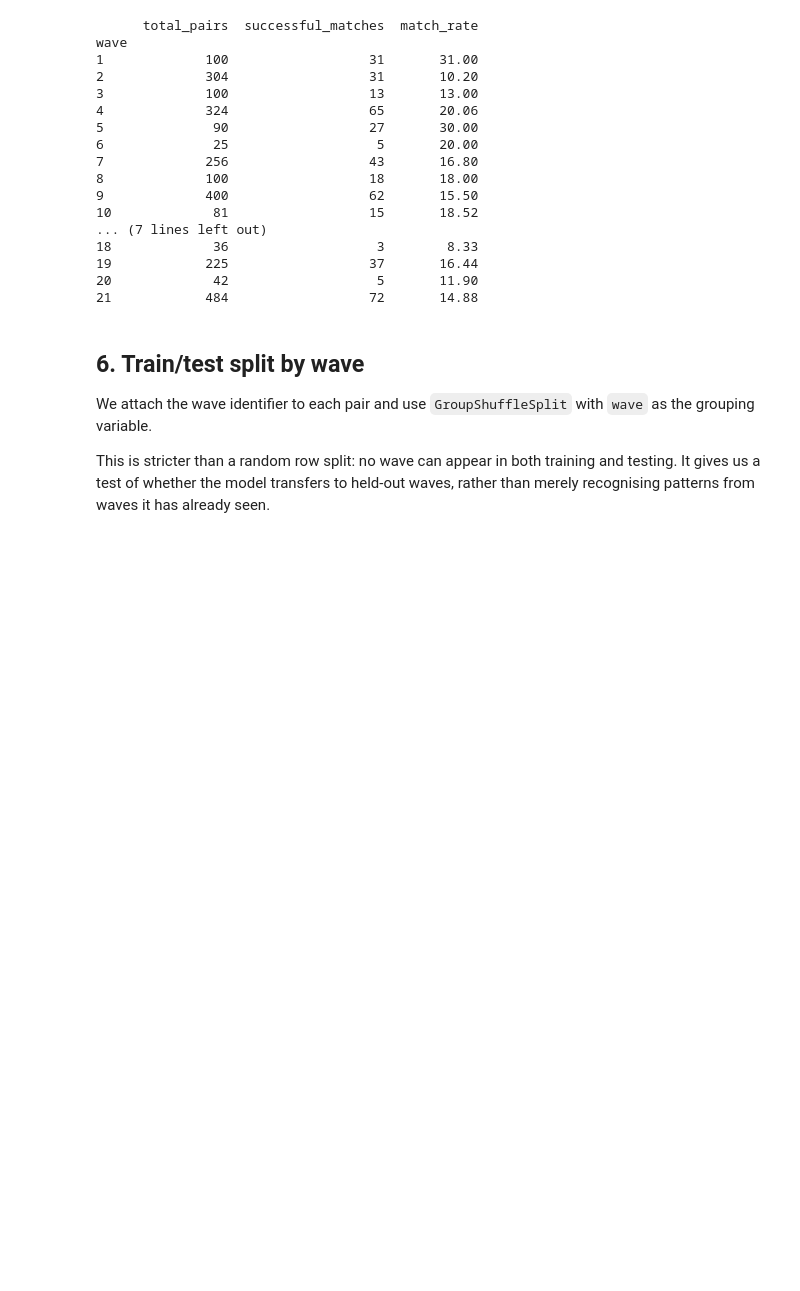
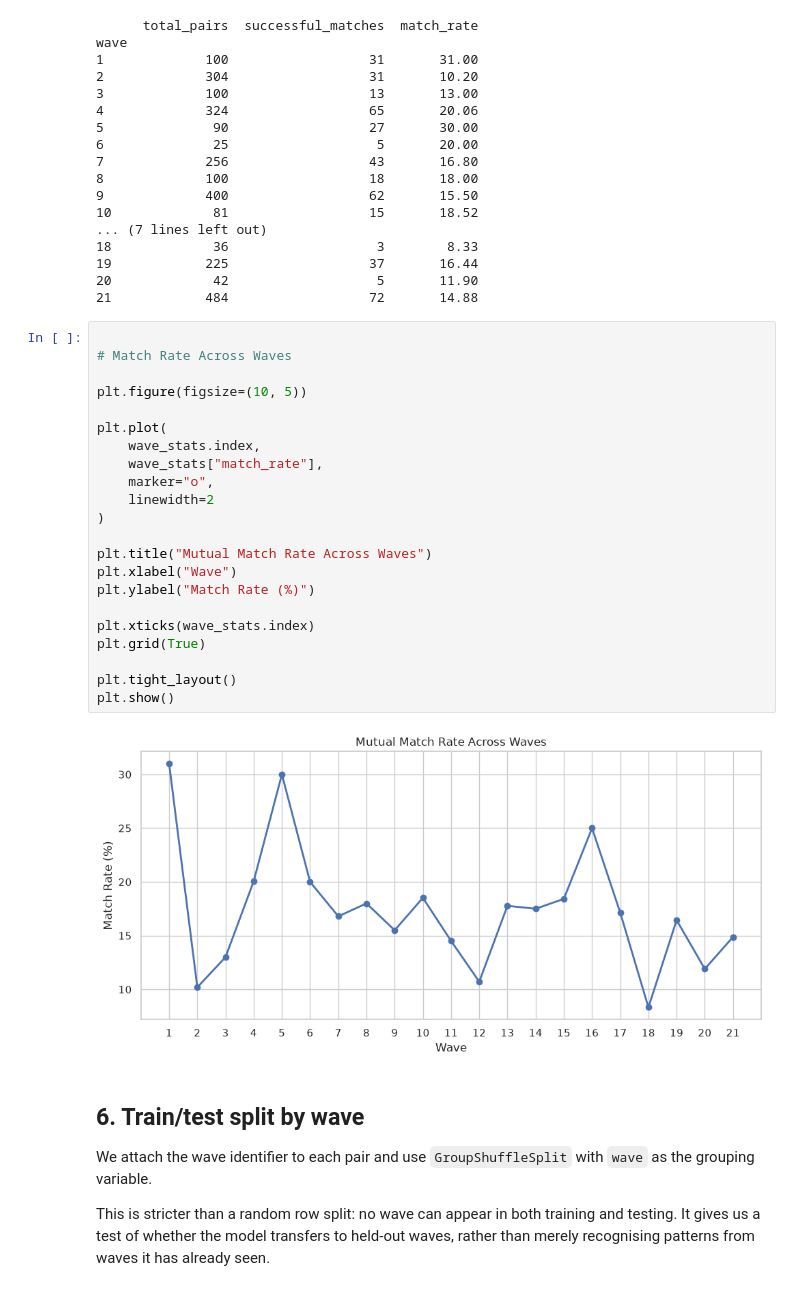
Before and after one commit to Srija3110/AI-Project_84, a Jupyter notebook: src/DateWise_Submission_Organized.ipynb, the cells around one changed output. Drawn from its saved outputs; the diff is of its cells as text; blank space fills up the shorter version.

```diff
--- a/src/DateWise_Submission_Organized.ipynb
+++ b/src/DateWise_Submission_Organized.ipynb
@@ -535,6 +572,30 @@ wave
 19            225                  37       16.44
 20             42                   5       11.90
 21            484                  72       14.88
+# %%
+
+# Match Rate Across Waves
+
+plt.figure(figsize=(10, 5))
+
+plt.plot(
+    wave_stats.index,
+    wave_stats["match_rate"],
+    marker="o",
+    linewidth=2
+)
+
+plt.title("Mutual Match Rate Across Waves")
+plt.xlabel("Wave")
+plt.ylabel("Match Rate (%)")
+
+plt.xticks(wave_stats.index)
+plt.grid(True)
+
+plt.tight_layout()
+plt.show()
+# %% [output]
+[figure, added]
 # %% [markdown]
 ## 6. Train/test split by wave
 
```
Also changed, not shown: parts of 6 cells of this notebook.
